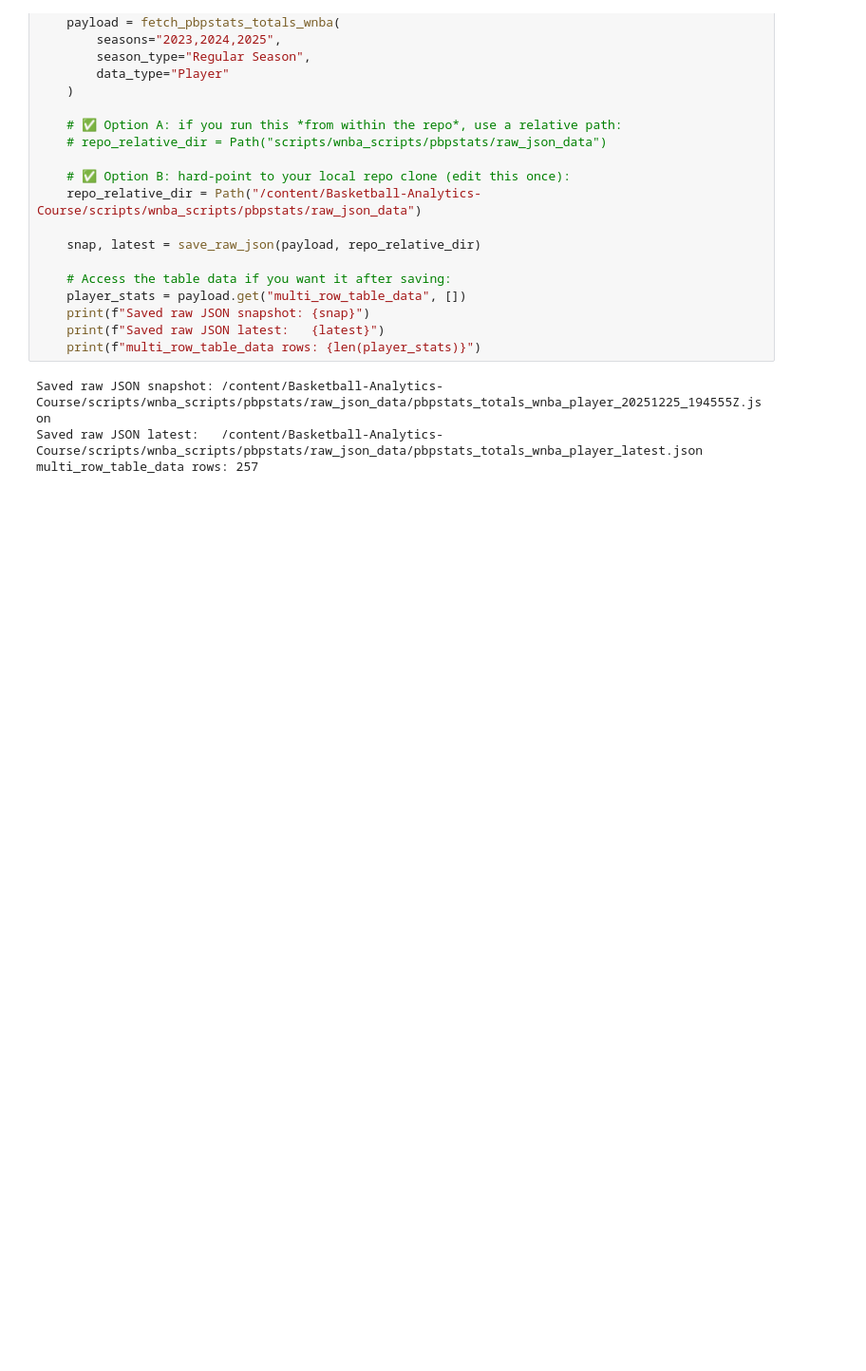
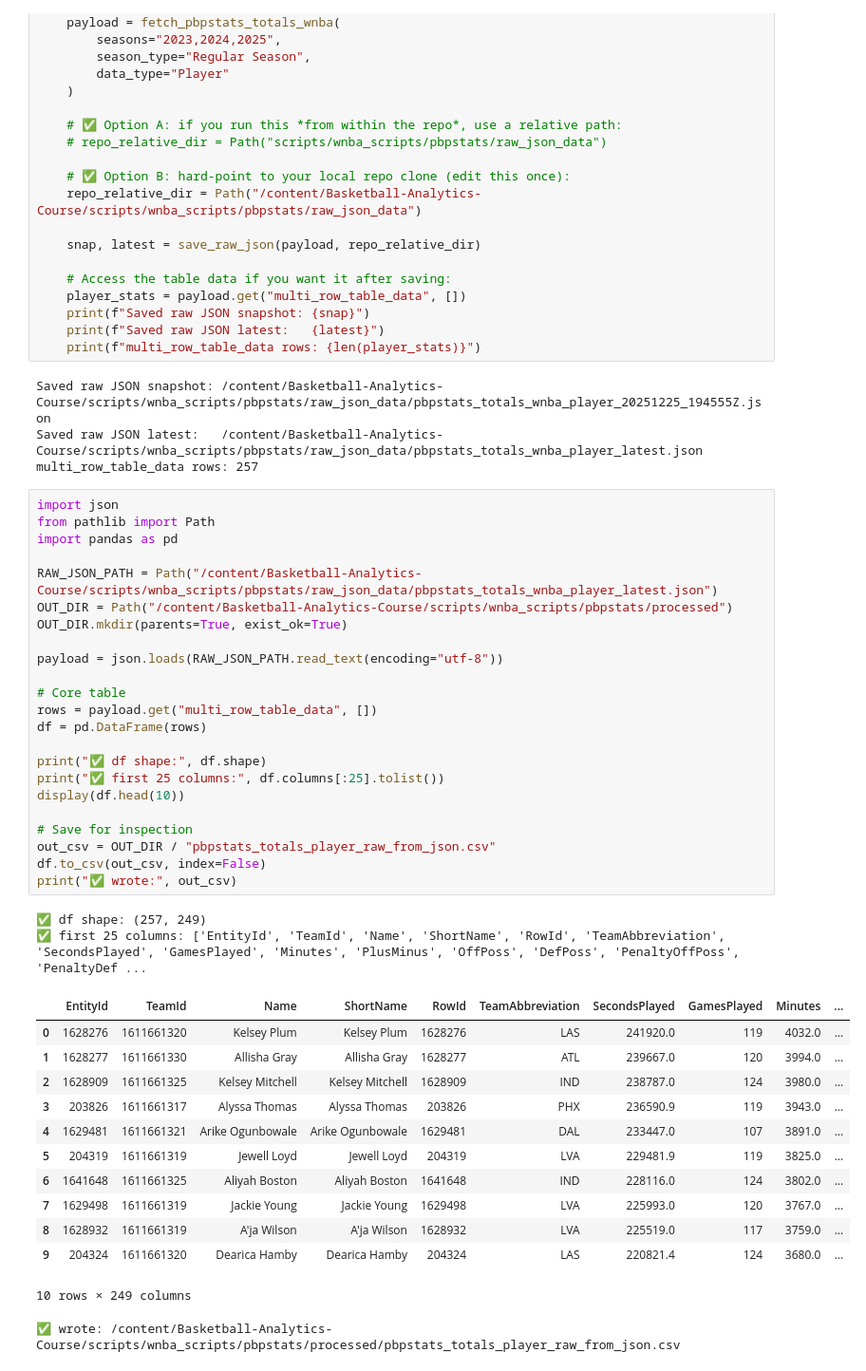
Before and after one commit to kbsmd-sportsmusicdata/Basketball-Analytics-Course, a Jupyter notebook: GetTotals_pbpstats.ipynb, the cells around one changed output. Shown: that part at 95% size. Cells and saved outputs as stored; diff of their text form; blank space fills up the shorter version.

Commit message:
Created using Colab. Canonical pbpstats CSV datasets.

```diff
--- a/GetTotals_pbpstats.ipynb
+++ b/GetTotals_pbpstats.ipynb
@@ -76,3 +76,42 @@ if __name__ == "__main__":
 Saved raw JSON snapshot: /content/Basketball-Analytics-Course/scripts/wnba_scripts/pbpstats/raw_json_data/pbpstats_totals_wnba_player_20251225_194555Z.json
 Saved raw JSON latest:   /content/Basketball-Analytics-Course/scripts/wnba_scripts/pbpstats/raw_json_data/pbpstats_totals_wnba_player_latest.json
 multi_row_table_data rows: 257
+# %%
+import json
+from pathlib import Path
+import pandas as pd
+
+RAW_JSON_PATH = Path("/content/Basketball-Analytics-Course/scripts/wnba_scripts/pbpstats/raw_json_data/pbpstats_totals_wnba_player_latest.json")
+OUT_DIR = Path("/content/Basketball-Analytics-Course/scripts/wnba_scripts/pbpstats/processed")
+OUT_DIR.mkdir(parents=True, exist_ok=True)
+
+payload = json.loads(RAW_JSON_PATH.read_text(encoding="utf-8"))
+
+# Core table
+rows = payload.get("multi_row_table_data", [])
+df = pd.DataFrame(rows)
+
+print("✅ df shape:", df.shape)
+print("✅ first 25 columns:", df.columns[:25].tolist())
+display(df.head(10))
+
+# Save for inspection
+out_csv = OUT_DIR / "pbpstats_totals_player_raw_from_json.csv"
+df.to_csv(out_csv, index=False)
+print("✅ wrote:", out_csv)
+# %% [output]
+✅ df shape: (257, 249)
+✅ first 25 columns: ['EntityId', 'TeamId', 'Name', 'ShortName', 'RowId', 'TeamAbbreviation', 'SecondsPlayed', 'GamesPlayed', 'Minutes', 'PlusMinus', 'OffPoss', 'DefPoss', 'PenaltyOffPoss', 'PenaltyDef ...
+|  | EntityId | TeamId | Name | ShortName | RowId | TeamAbbreviation | SecondsPlayed | GamesPlayed | Minutes | ... |
+| 0 | 1628276 | 1611661320 | Kelsey Plum | Kelsey Plum | 1628276 | LAS | 241920.0 | 119 | 4032.0 | ... |
+| 1 | 1628277 | 1611661330 | Allisha Gray | Allisha Gray | 1628277 | ATL | 239667.0 | 120 | 3994.0 | ... |
+| 2 | 1628909 | 1611661325 | Kelsey Mitchell | Kelsey Mitchell | 1628909 | IND | 238787.0 | 124 | 3980.0 | ... |
+| 3 | 203826 | 1611661317 | Alyssa Thomas | Alyssa Thomas | 203826 | PHX | 236590.9 | 119 | 3943.0 | ... |
+| 4 | 1629481 | 1611661321 | Arike Ogunbowale | Arike Ogunbowale | 1629481 | DAL | 233447.0 | 107 | 3891.0 | ... |
+| 5 | 204319 | 1611661319 | Jewell Loyd | Jewell Loyd | 204319 | LVA | 229481.9 | 119 | 3825.0 | ... |
+| 6 | 1641648 | 1611661325 | Aliyah Boston | Aliyah Boston | 1641648 | IND | 228116.0 | 124 | 3802.0 | ... |
+| 7 | 1629498 | 1611661319 | Jackie Young | Jackie Young | 1629498 | LVA | 225993.0 | 120 | 3767.0 | ... |
+| 8 | 1628932 | 1611661319 | A'ja Wilson | A'ja Wilson | 1628932 | LVA | 225519.0 | 117 | 3759.0 | ... |
+| 9 | 204324 | 1611661320 | Dearica Hamby | Dearica Hamby | 204324 | LAS | 220821.4 | 124 | 3680.0 | ... |
+10 rows × 249 columns
+✅ wrote: /content/Basketball-Analytics-Course/scripts/wnba_scripts/pbpstats/processed/pbpstats_totals_player_raw_from_json.csv
```
Also changed, not shown: parts of 21 cells of this notebook.
